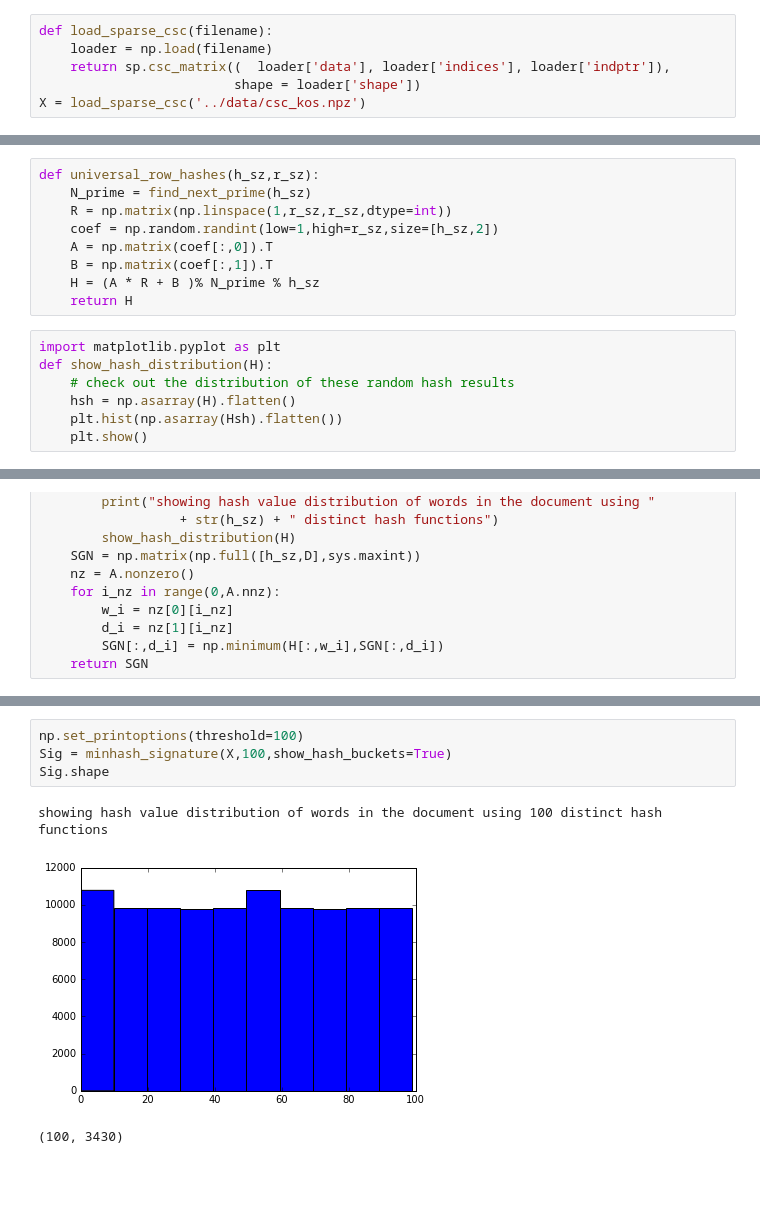
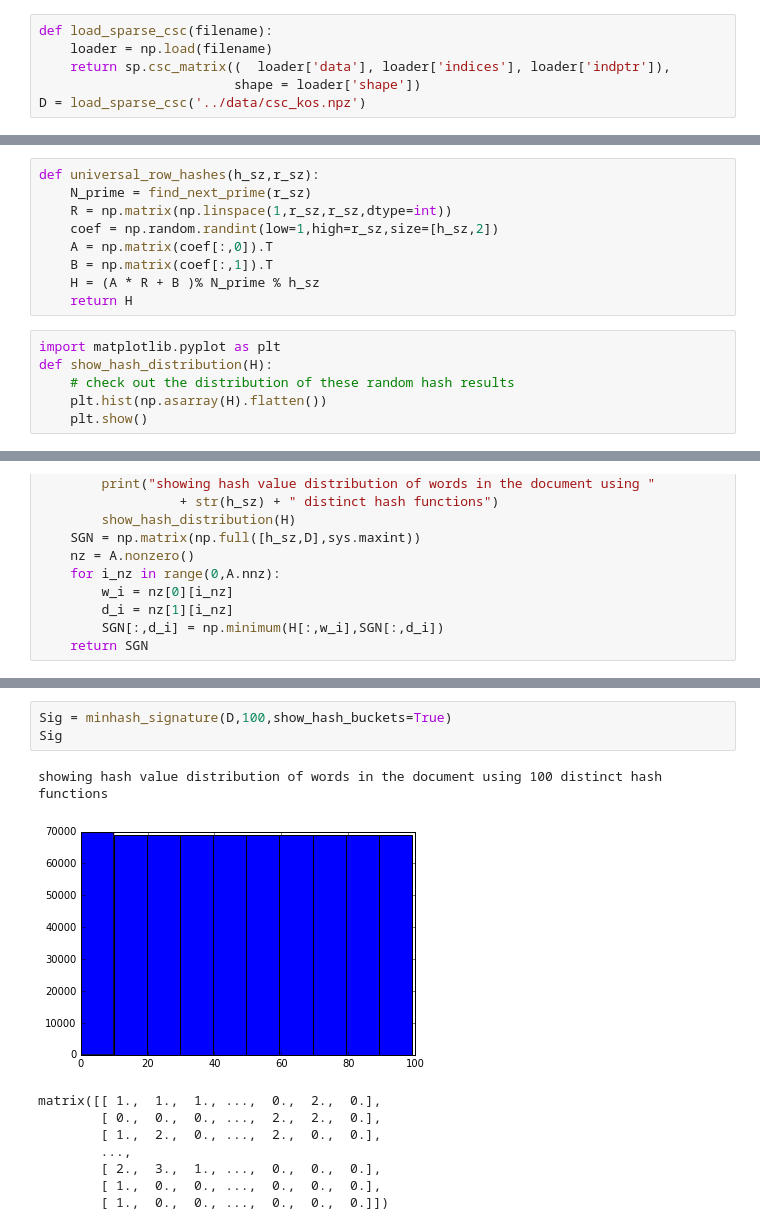
Before and after one commit to MartinMetaksov/diku.LSDA, a Jupyter notebook: hw2/src/MinHashLSH.ipynb, the cells around one changed output, grey strips where cells are left out. Cells and saved outputs as stored; diff of their text form; blank space fills up the shorter version.

```diff
--- a/hw2/src/MinHashLSH.ipynb
+++ b/hw2/src/MinHashLSH.ipynb
@@ -73,7 +73,7 @@ def load_sparse_csc(filename):
     loader = np.load(filename)
     return sp.csc_matrix((  loader['data'], loader['indices'], loader['indptr']),
                          shape = loader['shape'])
-X = load_sparse_csc('../data/csc_kos.npz')
+D = load_sparse_csc('../data/csc_kos.npz')
 # %%
 def jaccard_similarity(A):
     # assumes that every document is a column-vector.
@@ -114,7 +116,7 @@ def find_next_prime(n):
     return find_prime_in_range(n, 2 * n)
 # %%
 def universal_row_hashes(h_sz,r_sz):
-    N_prime = find_next_prime(h_sz)
+    N_prime = find_next_prime(r_sz)
     R = np.matrix(np.linspace(1,r_sz,r_sz,dtype=int))
     coef = np.random.randint(low=1,high=r_sz,size=[h_sz,2])
     A = np.matrix(coef[:,0]).T
@@ -125,8 +127,7 @@ def universal_row_hashes(h_sz,r_sz):
 import matplotlib.pyplot as plt
 def show_hash_distribution(H):
     # check out the distribution of these random hash results
-    hsh = np.asarray(H).flatten()
-    plt.hist(np.asarray(Hsh).flatten())
+    plt.hist(np.asarray(H).flatten())
     plt.show()
 # %%
 def minhash_signature(A,h_sz,show_hash_buckets=False):
@@ -176,8 +152,13 @@ show_hash_distribution(Hsh)
 # %%
-np.set_printoptions(threshold=100)
-Sig = minhash_signature(X,100,show_hash_buckets=True)
-Sig.shape
+Sig = minhash_signature(D,100,show_hash_buckets=True)
+Sig
 # %% [output]
 showing hash value distribution of words in the document using 100 distinct hash functions
-[figure, old version]
+[figure, new version]
-(100, 3430)
+matrix([[ 1.,  1.,  1., ...,  0.,  2.,  0.],
+        [ 0.,  0.,  0., ...,  2.,  2.,  0.],
+        [ 1.,  2.,  0., ...,  2.,  0.,  0.],
+        ...,
+        [ 2.,  3.,  1., ...,  0.,  0.,  0.],
+        [ 1.,  0.,  0., ...,  0.,  0.,  0.],
+        [ 1.,  0.,  0., ...,  0.,  0.,  0.]])
```
Also changed, not shown: parts of 21 cells of this notebook.
